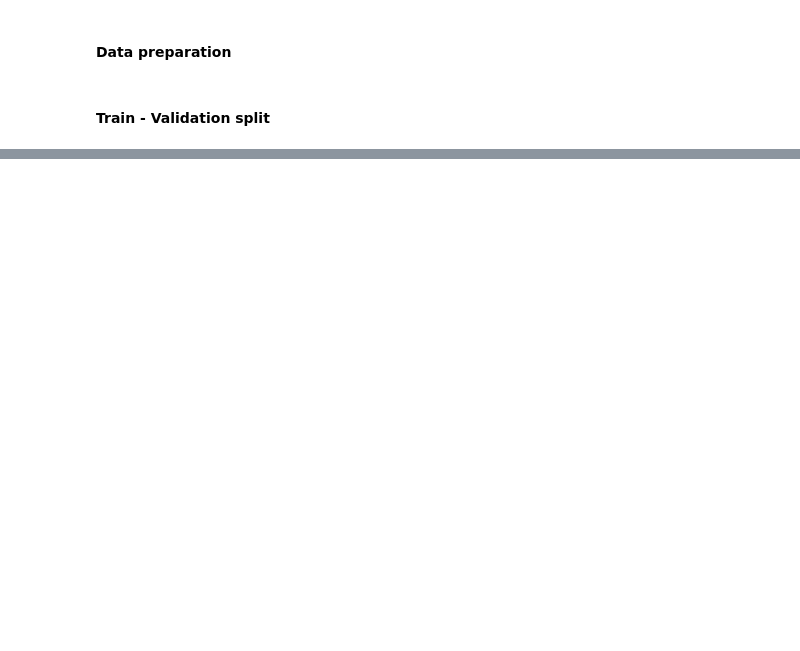
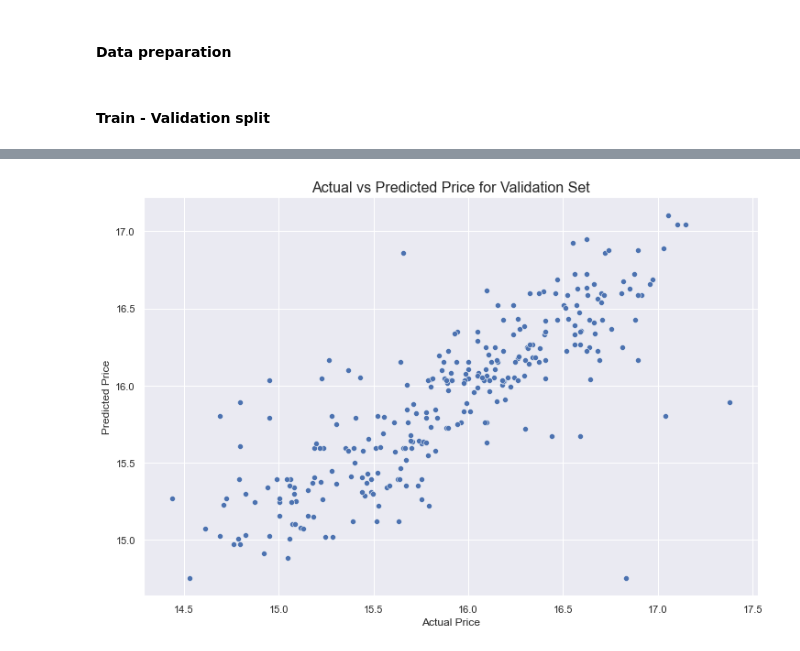
Before and after one commit to Seyone68/Laptop-Price-Analysis, a Jupyter notebook: Laptop_EDA_1.ipynb, the cells around one changed output, grey strips where cells are left out. Cells and saved outputs as stored; diff of their text form; code cells hidden in the pictures; blank space fills up the shorter version.

```diff
--- a/Laptop_EDA_1.ipynb
+++ b/Laptop_EDA_1.ipynb
@@ -1167,0 +1276,5 @@ x_train, x_val, y_train, y_val = train_test_split(x_train, y_train, test_size =
+# %%
+pca = PCA(n_components = 0.95)
+x_train_pca = pca.fit_transform(x_train)
+x_val_pca = pca.transform(x_val)
+x_test_pca = pca.transform(x_test)
@@ -1167,0 +1283,3 @@ x_train, x_val, y_train, y_val = train_test_split(x_train, y_train, test_size =
+# %%
+gbr = GradientBoostingRegressor(random_state = seed)
+gbr.fit(x_train_pca, y_train)
@@ -1167,0 +1322,14 @@ x_train, x_val, y_train, y_val = train_test_split(x_train, y_train, test_size =
+# %%
+# Hyperparameter Tuning using GridsearchCV
+param_grid = {
+    'n_estimators': [100, 200, 300],
+    'max_depth': [3, 5, 7],
+    'min_samples_split': [2, 5, 10],
+    'min_samples_leaf': [1, 2, 4],
+    'learning_rate': [0.01, 0.05, 0.1]
+}
+
+grid_search = GridSearchCV(estimator = gbr, param_grid = param_grid, cv = 3, n_jobs = -1, verbose = 2, scoring = 'neg_mean_squared_error')
+grid_search.fit(x_train_pca, y_train)
+best_gbr = grid_search.best_estimator_
+print("Best parameters found: ", grid_search.best_params_)
@@ -1167,0 +1339,15 @@ x_train, x_val, y_train, y_val = train_test_split(x_train, y_train, test_size =
+# %%
+# Final Evaluation Metrics with best estimators
+tuned_y_val_pred = best_gbr.predict(x_val_pca)
+tuned_y_test_pred = best_gbr.predict(x_test_pca)
+
+# Evaluation Metrics
+tuned_val_mae = mean_absolute_error(y_val, tuned_y_val_pred)
+tuned_val_mse = mean_squared_error(y_val, tuned_y_val_pred)
+tuned_val_rmse = np.sqrt(tuned_val_mse)
+tuned_val_r2 = r2_score(y_val, tuned_y_val_pred)
+
+tuned_test_mae = mean_absolute_error(y_test, tuned_y_test_pred)
+tuned_test_mse = mean_squared_error(y_test, tuned_y_test_pred)
+tuned_test_rmse = np.sqrt(tuned_test_mse)
+tuned_test_r2 = r2_score(y_test, tuned_y_test_pred)
@@ -1167,0 +1374,10 @@ x_train, x_val, y_train, y_val = train_test_split(x_train, y_train, test_size =
+# %%
+# Plot Actual vs Predicted for the validation set
+plt.figure(figsize = (12, 8))
+sns.scatterplot(y_val, tuned_y_val_pred)
+plt.xlabel('Actual Price')
+plt.ylabel('Predicted Price')
+plt.title('Actual vs Predicted Price for Validation Set', fontsize=16)
+plt.show()
+# %% [output]
+[figure, added]
```
Also changed, not shown: parts of 27 cells of this notebook.
